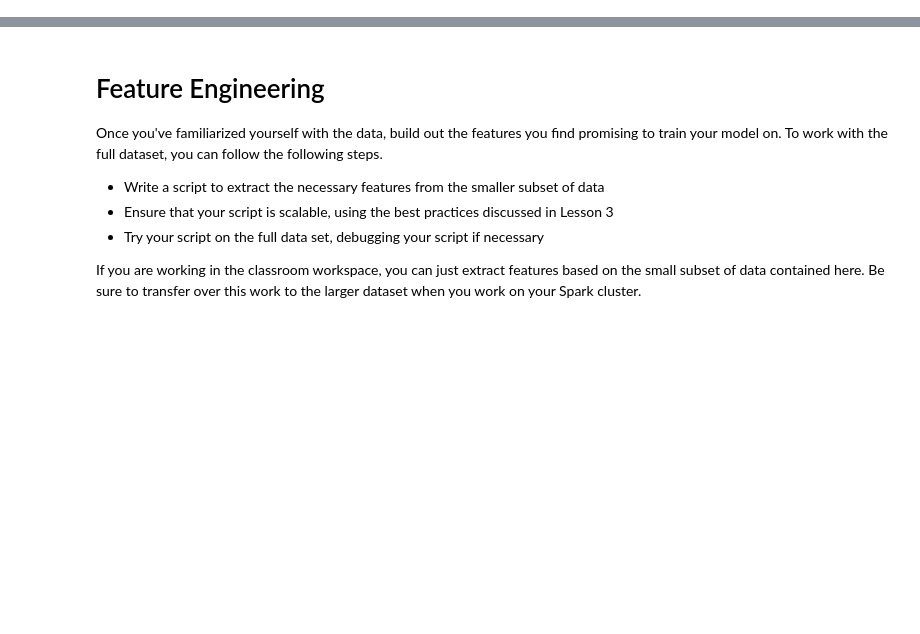
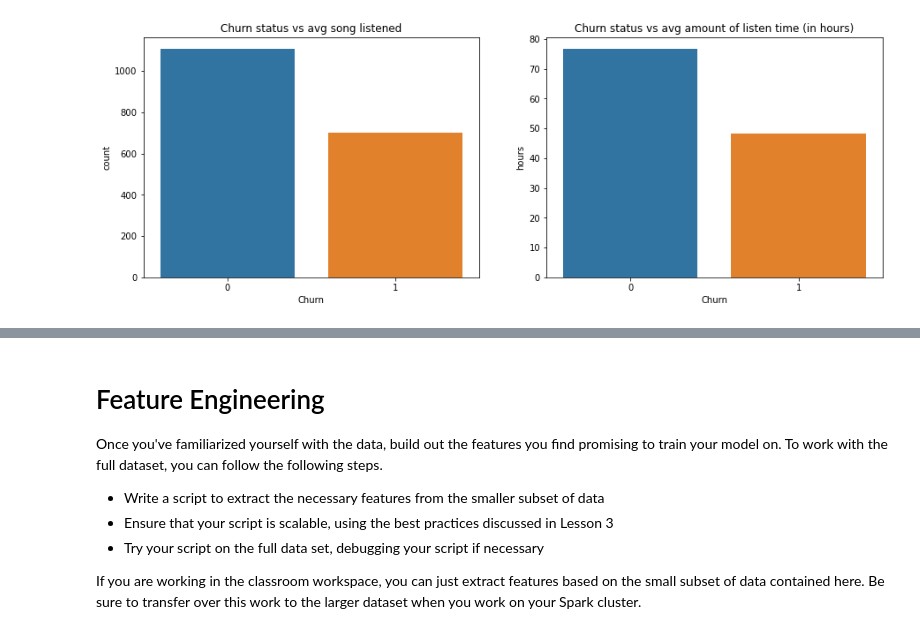
Before and after one commit to victorlifan/Sparkify--Pyspark-Big-Data-Project, a Jupyter notebook: Sparkify.ipynb, the cells around one changed output, grey strips where cells are left out. Saved outputs shown, nothing was run; the diff lists cells and outputs as text; code cells hidden in the pictures; blank space fills up the shorter version.

```diff
--- a/Sparkify.ipynb
+++ b/Sparkify.ipynb
@@ -22,0 +433,8 @@ Once you've defined churn, perform some exploratory data analysis to observe the
+# %%
+# Churn status vs avg amount of songs listened
+df.createOrReplaceTempView('avgsong')
+avgsongpersuer=spark.sql('''
+select Churn, count(song)/count(distinct userId) avgsongpersuer
+from avgsong
+group by 1''').toPandas()
+avgsongpersuer
@@ -22,0 +445,7 @@ Once you've defined churn, perform some exploratory data analysis to observe the
+# %%
+# Churn status vs avg amount of listen time (in hours)
+avgtime=spark.sql('''
+select Churn, sum(length)/count(distinct userId)/60/60 avgtimepersuer
+from avgsong
+group by 1''').toPandas()
+avgtime
@@ -22,0 +477,12 @@ Once you've defined churn, perform some exploratory data analysis to observe the
+# %%
+plt.subplot(121)
+sns.barplot(avgsongpersuer['Churn'],avgsongpersuer['avgsongpersuer'])
+plt.title('Churn status vs avg song listened')
+plt.ylabel('count')
+
+plt.subplot(122)
+sns.barplot(avgtime['Churn'],avgtime['avgtimepersuer'])
+plt.title('Churn status vs avg amount of listen time (in hours)')
+plt.ylabel("hours");
+# %% [output]
+[figure, added]
```
Also changed, not shown: parts of 98 cells of this notebook.
